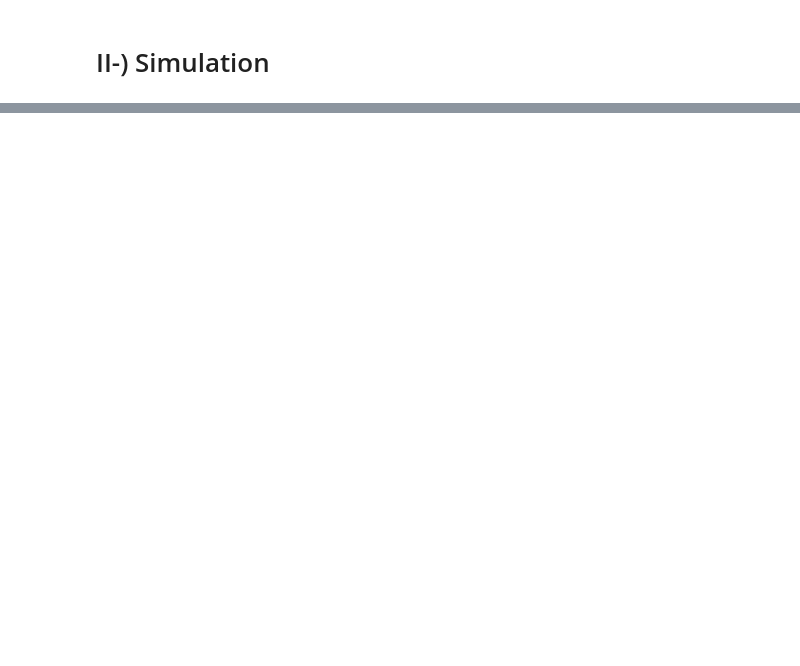
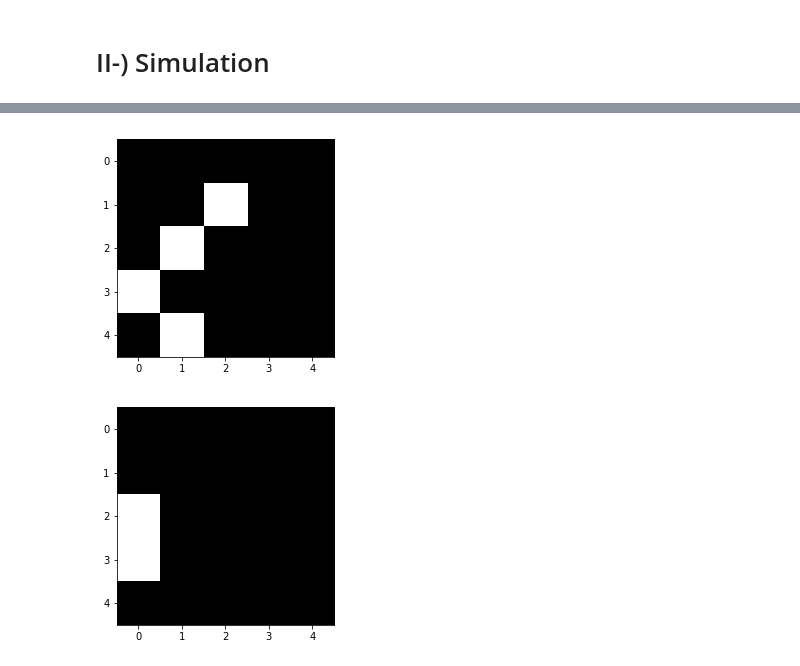
Before and after one commit to are-mipiA1A2/Fake-news, a Jupyter notebook: CLEAN CODE - physique+distance.ipynb, the cells around one changed output, grey strips where cells are left out. Drawn from its saved outputs; the diff is of its cells as text; code cells hidden in the pictures; blank space fills up the shorter version.

```diff
--- a/CLEAN CODE - physique+distance.ipynb
+++ b/CLEAN CODE - physique+distance.ipynb
@@ -620,13 +686,16 @@ TypeError: lancement_fake_news() missing 2 required positional arguments: 'list_
 # %%
-def simulation_p_distance(reseau,n_1dim,mat_pop,names,steps,seuil):
+def simulation_p_distance(pop,res_virtu,names,n_1dim,steps,list_xom):
     """retourne la matrice des CONVICTIONS de la population après un certain nb d'étapes"""
 
-    results=[matrice_convic(reseau,n_1dim)]
+    pop_ap_lan,lanceur=lancement_fake_news(pop,list_xom)
+    results=[matrice_convic(pop_ap_lan,names,n_1dim)]
 
     for simu in range(steps):
-        i=np.random.choice(names)
-        Liste_partage=reseau[i]
-        Res_p_changé=influ_partage(Liste_partage,reseau,seuil)
+        if simu==0:
+            i=lanceur
+        else:
+            i=np.random.choice(names)
+        Res_p_changé=influ_partage(pop,res_virtu,i)
         for c in Res_p_changé:
             op,deja,fp,p=Res_p_changé[c]
             if p>0.5 and op==0:
@@ -635,16 +704,13 @@ def simulation_p_distance(reseau,n_1dim,mat_pop,names,steps,seuil):
             elif p<0.5 and op==1:
                 op=0
                 Res_p_changé[c]=(op,deja,fp,p)
-        Op=[]
         P=[]
         for e in Res_p_changé:
             op,deja,fp,p=Res_p_changé[e]
-            Op.append(op)
             P.append(p)
-        Op_final=np.reshape(Op, (n_1dim,n_1dim))
         P_final=np.reshape(P, (n_1dim,n_1dim))
         results.append(P_final.copy())
 
     return results
 
-simulation_p_distance(Pop_ac_om,N_1dim,Mat_pop_ac_om,Noms_agents_avec,steps,seuil)
+simulation_p_distance(Pop_ac_om,Reseau_virtuel,Noms_agents_avec,N_1dim,steps,List_xom)
@@ -690,0 +735,17 @@ np.random.choice(9)
+# %%
+Simulation_op=simulation_op_distance(Pop_ac_om,Reseau_virtuel,Noms_agents_avec,N_1dim,steps,List_xom)
+
+#Affichage des opinions de départ
+Opinions_start=Simulation_op[0]
+fig=plt.figure()
+im=plt.imshow(Opinions_start,cmap='binary',vmin=0,vmax=1)
+
+#Affichage des opinions d'arrivée
+Opinions_end=Simulation_op[-1]
+fig=plt.figure()
+im=plt.imshow(Opinions_end,cmap='binary',vmin=0,vmax=1)
+
+#blanc = 0 ; noir = 1
+# %% [output]
+[figure, added]
+[figure, added]
```
Also changed, not shown: parts of 20 cells of this notebook.
